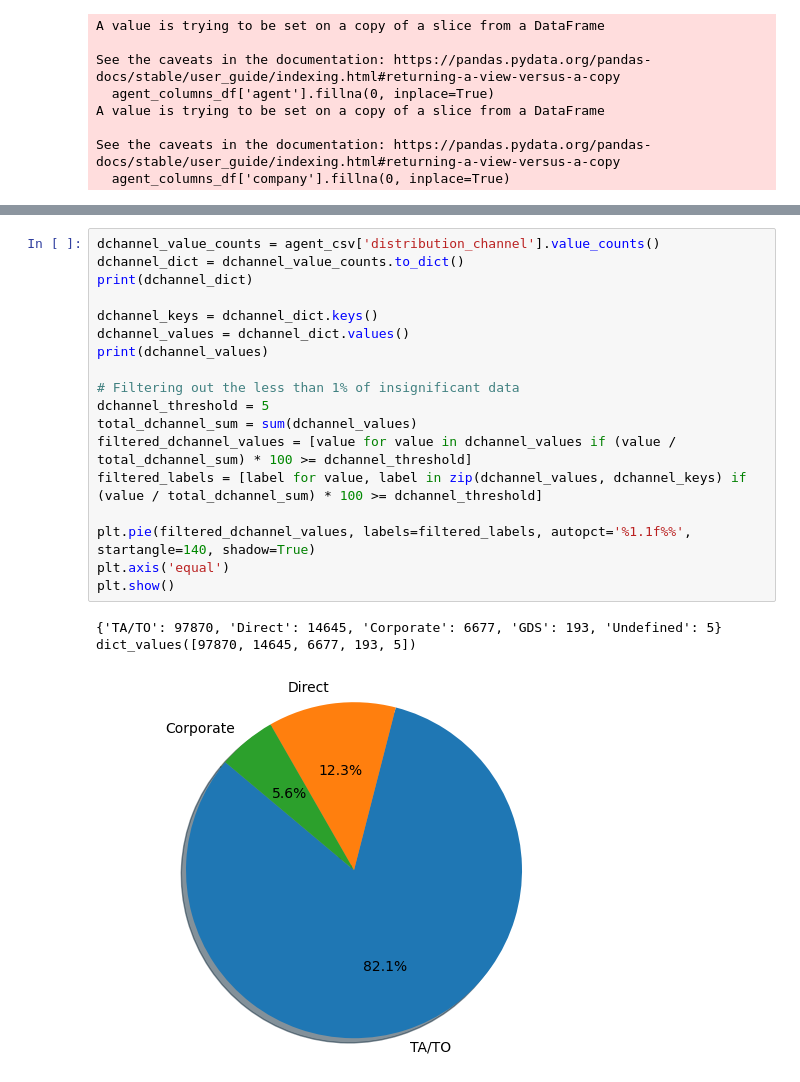
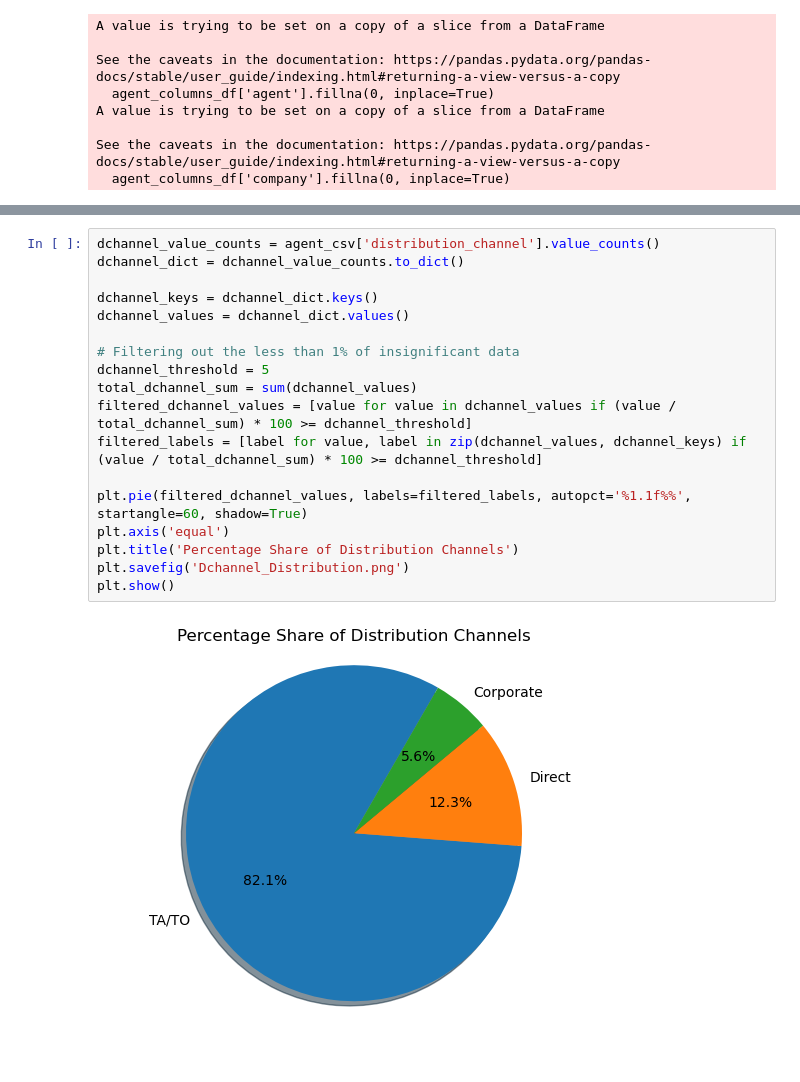
Before and after one commit to pin164/project_1, a Jupyter notebook: hotel_project_1.ipynb, the cells around one changed output, grey strips where cells are left out. Cells and saved outputs as stored; diff of their text form; blank space fills up the shorter version.

```diff
--- a/hotel_project_1.ipynb
+++ b/hotel_project_1.ipynb
@@ -223,22 +200,20 @@ plt.show()
 # %%
 dchannel_value_counts = agent_csv['distribution_channel'].value_counts()
 dchannel_dict = dchannel_value_counts.to_dict()
-print(dchannel_dict)
 
 dchannel_keys = dchannel_dict.keys()
 dchannel_values = dchannel_dict.values()
-print(dchannel_values)
 
 # Filtering out the less than 1% of insignificant data
 dchannel_threshold = 5
 total_dchannel_sum = sum(dchannel_values)
 filtered_dchannel_values = [value for value in dchannel_values if (value / total_dchannel_sum) * 100 >= dchannel_threshold]
 filtered_labels = [label for value, label in zip(dchannel_values, dchannel_keys) if (value / total_dchannel_sum) * 100 >= dchannel_threshold]
 
-plt.pie(filtered_dchannel_values, labels=filtered_labels, autopct='%1.1f%%', startangle=140, shadow=True)
+plt.pie(filtered_dchannel_values, labels=filtered_labels, autopct='%1.1f%%', startangle=60, shadow=True)
 plt.axis('equal')
+plt.title('Percentage Share of Distribution Channels')
+plt.savefig('Dchannel_Distribution.png')
 plt.show()
 # %% [output]
-{'TA/TO': 97870, 'Direct': 14645, 'Corporate': 6677, 'GDS': 193, 'Undefined': 5}
-dict_values([97870, 14645, 6677, 193, 5])
-[figure, old version]
+[figure, new version]
```
Also changed, not shown: parts of 6 cells of this notebook, 6 other files.
